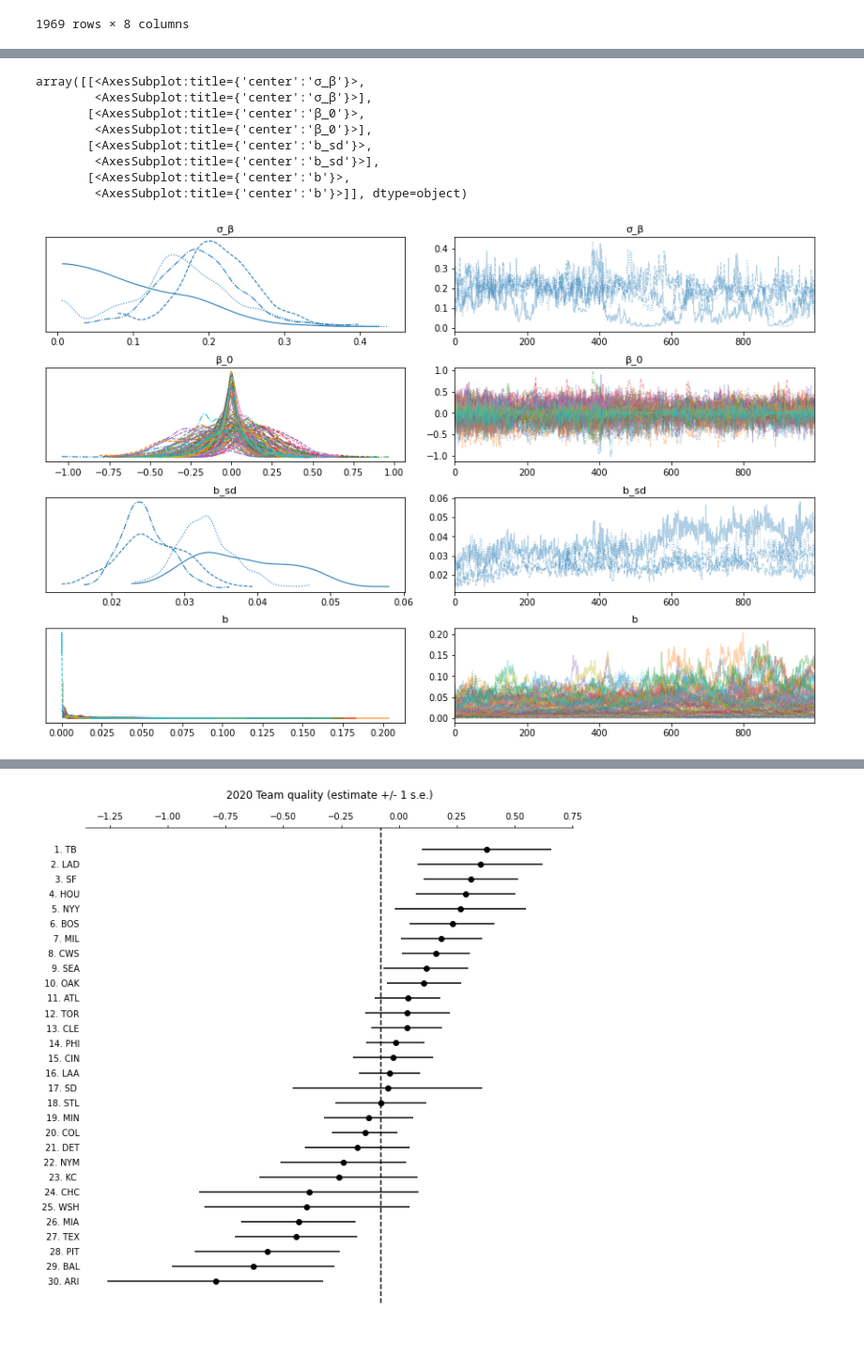
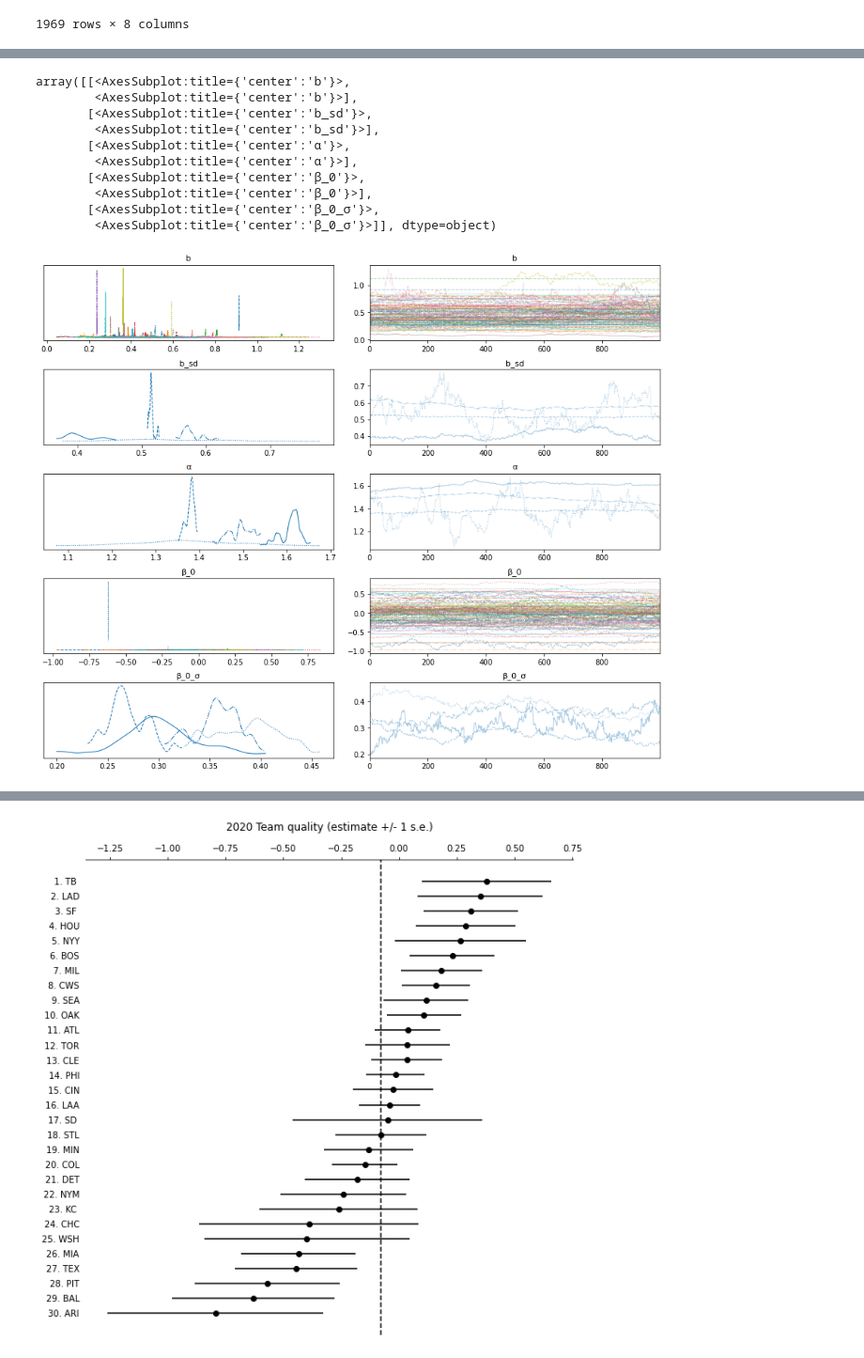
Before and after one commit to dantegates/mlb-statcast, a Jupyter notebook: 2021-postseason-projections.ipynb, the cells around one changed output, grey strips where cells are left out. Shown at 94% size. Drawn from its saved outputs; the diff is of its cells as text; code cells hidden in the pictures.

```diff
--- a/2021-postseason-projections.ipynb
+++ b/2021-postseason-projections.ipynb
@@ -168,0 +203,3 @@ The estimated number of effective samples is smaller than 200 for some parameter
+# %%
+with model:
+    trace = pm.sample(tune=2000)
@@ -169,12 +219,22 @@ The estimated number of effective samples is smaller than 200 for some parameter
 # %%
-pm.traceplot(trace, var_names=['σ_β', 'β_0', 'b_sd', 'b'])
+pm.traceplot(trace, var_names=[
+#     'β_t',
+    'b',
+    'b_sd',
+#     c_t,
+    'α',
+    'β_0',
+    'β_0_σ'
+])
 # %% [output]
-array([[<AxesSubplot:title={'center':'σ_β'}>,
-        <AxesSubplot:title={'center':'σ_β'}>],
+array([[<AxesSubplot:title={'center':'b'}>,
+        <AxesSubplot:title={'center':'b'}>],
+       [<AxesSubplot:title={'center':'b_sd'}>,
+        <AxesSubplot:title={'center':'b_sd'}>],
+       [<AxesSubplot:title={'center':'α'}>,
+        <AxesSubplot:title={'center':'α'}>],
        [<AxesSubplot:title={'center':'β_0'}>,
         <AxesSubplot:title={'center':'β_0'}>],
-       [<AxesSubplot:title={'center':'b_sd'}>,
-        <AxesSubplot:title={'center':'b_sd'}>],
-       [<AxesSubplot:title={'center':'b'}>,
-        <AxesSubplot:title={'center':'b'}>]], dtype=object)
+       [<AxesSubplot:title={'center':'β_0_σ'}>,
+        <AxesSubplot:title={'center':'β_0_σ'}>]], dtype=object)
-[figure, old version]
+[figure, new version]
```
Also changed, not shown: parts of 13 cells of this notebook.
